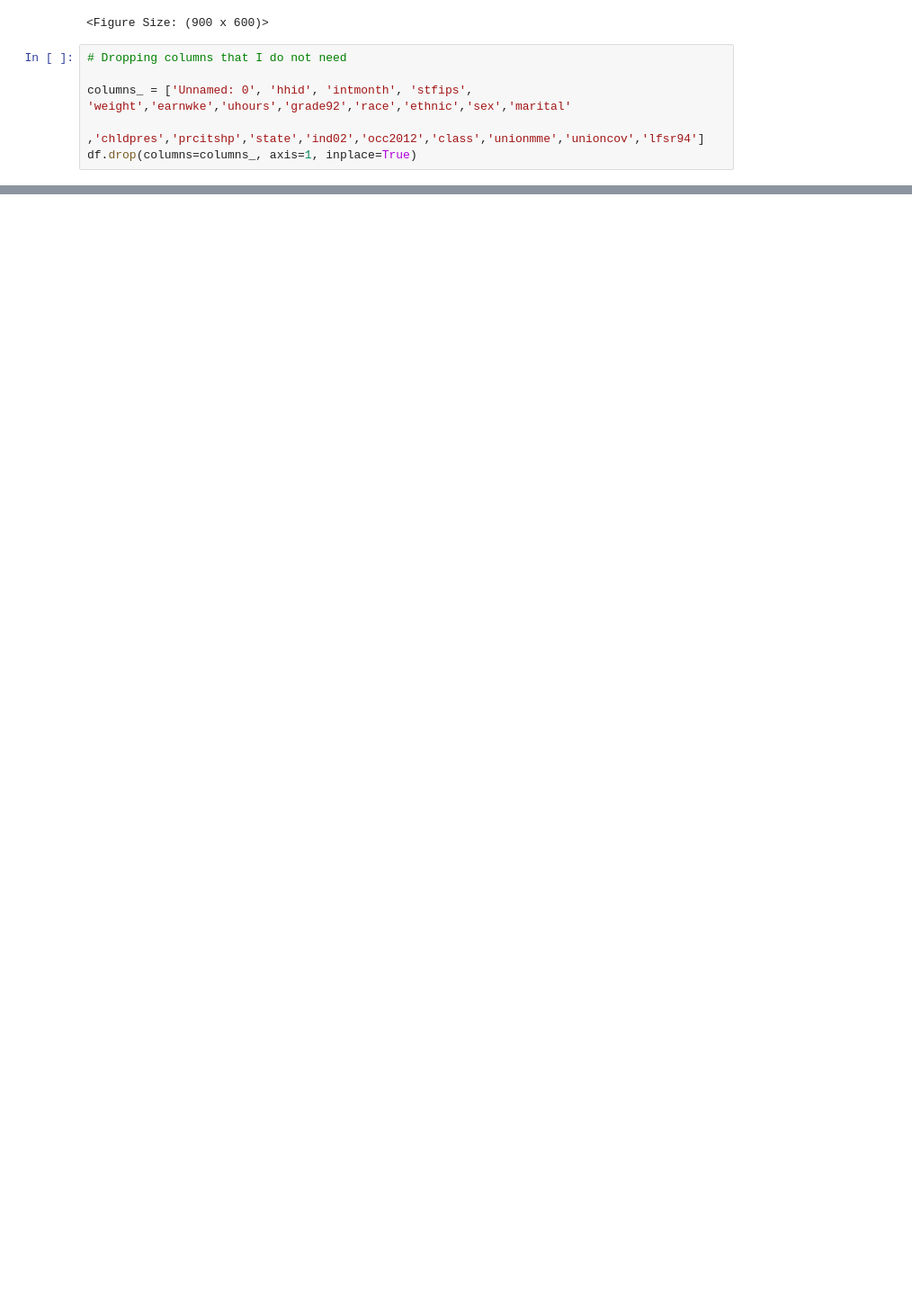
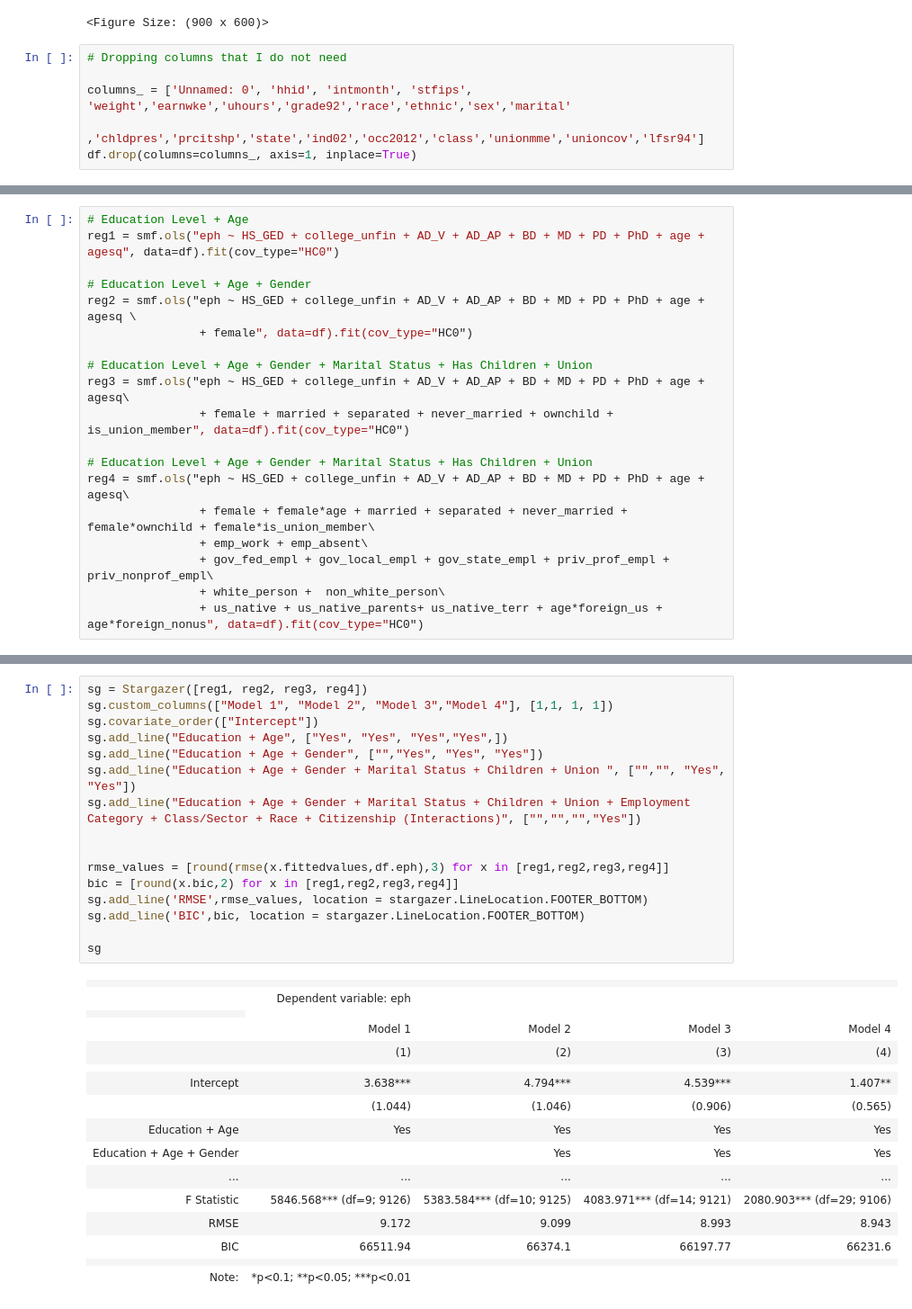
Before and after one commit to arbash-malik/DA3, a Jupyter notebook: Assignment Code.ipynb, the cells around one changed output, grey strips where cells are left out. Shown at 90% size. Cells and saved outputs as stored; diff of their text form; blank space fills up the shorter version.

```diff
--- a/Assignment Code.ipynb
+++ b/Assignment Code.ipynb
@@ -487,0 +494,19 @@ df.drop(columns=columns_, axis=1, inplace=True)
+# %%
+# Education Level + Age
+reg1 = smf.ols("eph ~ HS_GED + college_unfin + AD_V + AD_AP + BD + MD + PD + PhD + age + agesq", data=df).fit(cov_type="HC0")
+
+# Education Level + Age + Gender
+reg2 = smf.ols("eph ~ HS_GED + college_unfin + AD_V + AD_AP + BD + MD + PD + PhD + age + agesq \
+                + female", data=df).fit(cov_type="HC0")
+
+# Education Level + Age + Gender + Marital Status + Has Children + Union
+reg3 = smf.ols("eph ~ HS_GED + college_unfin + AD_V + AD_AP + BD + MD + PD + PhD + age + agesq\
+                + female + married + separated + never_married + ownchild + is_union_member", data=df).fit(cov_type="HC0")
+
+# Education Level + Age + Gender + Marital Status + Has Children + Union
+reg4 = smf.ols("eph ~ HS_GED + college_unfin + AD_V + AD_AP + BD + MD + PD + PhD + age + agesq\
+                + female + female*age + married + separated + never_married + female*ownchild + female*is_union_member\
+                + emp_work + emp_absent\
+                + gov_fed_empl + gov_local_empl + gov_state_empl + priv_prof_empl + priv_nonprof_empl\
+                + white_person +  non_white_person\
+                + us_native + us_native_parents+ us_native_terr + age*foreign_us + age*foreign_nonus", data=df).fit(cov_type="HC0")
@@ -487,0 +592,33 @@ df.drop(columns=columns_, axis=1, inplace=True)
+# %%
+sg = Stargazer([reg1, reg2, reg3, reg4])
+sg.custom_columns(["Model 1", "Model 2", "Model 3","Model 4"], [1,1, 1, 1])
+sg.covariate_order(["Intercept"])
+sg.add_line("Education + Age", ["Yes", "Yes", "Yes","Yes",])
+sg.add_line("Education + Age + Gender", ["","Yes", "Yes", "Yes"])
+sg.add_line("Education + Age + Gender + Marital Status + Children + Union ", ["","", "Yes", "Yes"])
+sg.add_line("Education + Age + Gender + Marital Status + Children + Union + Employment Category + Class/Sector + Race + Citizenship (Interactions)", ["","","","Yes"])
+
+
+rmse_values = [round(rmse(x.fittedvalues,df.eph),3) for x in [reg1,reg2,reg3,reg4]]
+bic = [round(x.bic,2) for x in [reg1,reg2,reg3,reg4]]
+sg.add_line('RMSE',rmse_values, location = stargazer.LineLocation.FOOTER_BOTTOM)
+sg.add_line('BIC',bic, location = stargazer.LineLocation.FOOTER_BOTTOM)
+
+sg
+# %% [output]
+|  |  |  |  |  |
+|  | Dependent variable: eph |  |  |  |
+|  |
+|  | Model 1 | Model 2 | Model 3 | Model 4 |
+|  | (1) | (2) | (3) | (4) |
+|  |  |  |  |  |
+| Intercept | 3.638*** | 4.794*** | 4.539*** | 1.407** |
+|  | (1.044) | (1.046) | (0.906) | (0.565) |
+| Education + Age | Yes | Yes | Yes | Yes |
+| Education + Age + Gender |  | Yes | Yes | Yes |
+| ... | ... | ... | ... | ... |
+| F Statistic | 5846.568*** (df=9; 9126) | 5383.584*** (df=10; 9125) | 4083.971*** (df=14; 9121) | 2080.903*** (df=29; 9106) |
+| RMSE | 9.172 | 9.099 | 8.993 | 8.943 |
+| BIC | 66511.94 | 66374.1 | 66197.77 | 66231.6 |
+|  |  |  |  |  |
+| Note: | *p<0.1; **p<0.05; ***p<0.01 |  |  |  |
```
Also changed, not shown: parts of 14 cells of this notebook.
